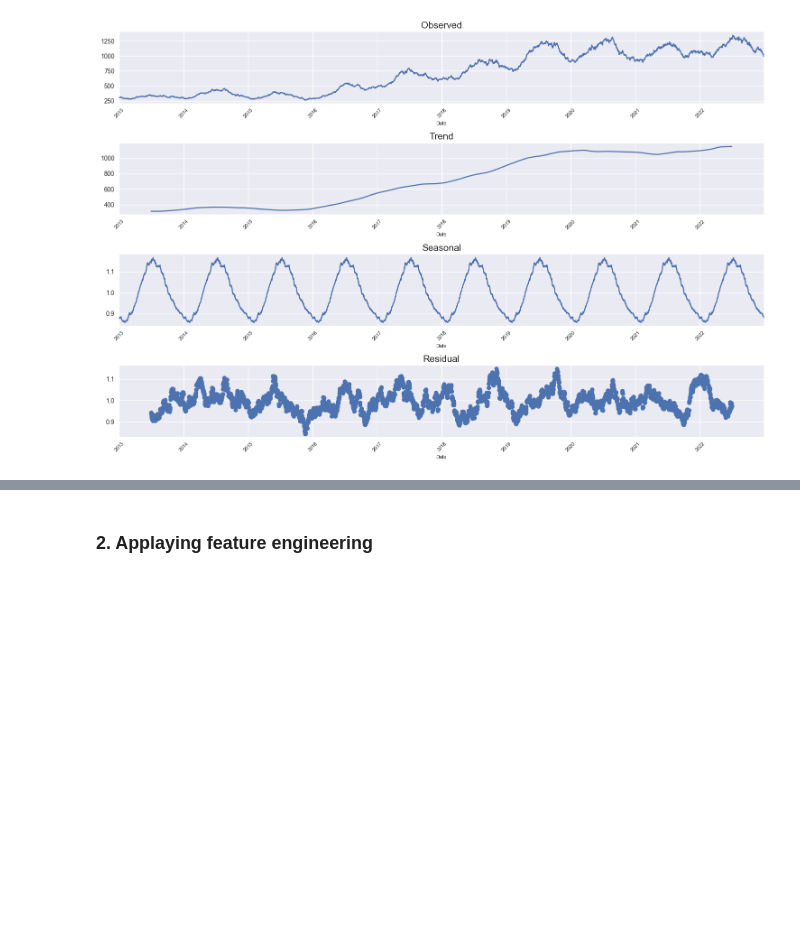
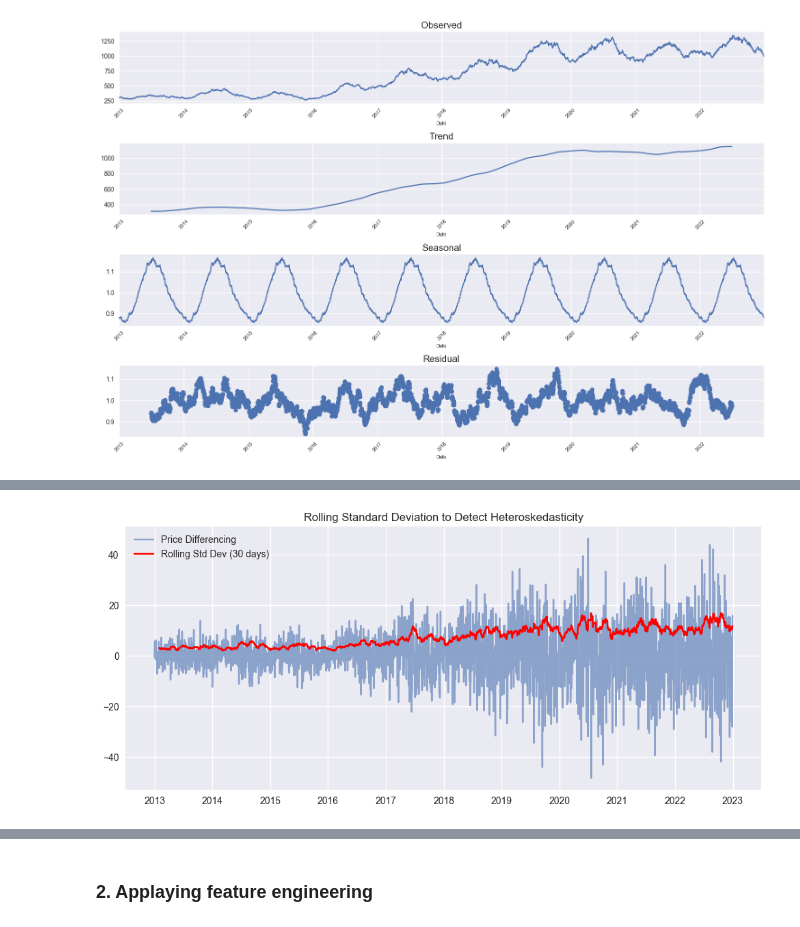
Before and after one commit to MatteoMazzon/expana_job_interview, a Jupyter notebook: assignment_expana_01.ipynb, the cells around one changed output, grey strips where cells are left out. Drawn from its saved outputs; the diff is of its cells as text; code cells hidden in the pictures; blank space fills up the shorter version.

```diff
--- a/assignment_expana_01.ipynb
+++ b/assignment_expana_01.ipynb
@@ -103,0 +123,14 @@ plt.show()
+# %%
+df_copy = df_copy.dropna()
+result = adfuller(df_copy['Price_differencing'])  # Drop NaN values if differencing created any
+
+# Print the results
+print("ADF Statistic:", result[0])
+print("p-value:", result[1])
+print("Critical Values:", result[4])
+
+# Interpretation
+if result[1] < 0.05:
+    print("The series is stationary (reject H0)")
+else:
+    print("The series is NOT stationary (fail to reject H0)")
@@ -103,0 +147,12 @@ plt.show()
+# %%
+rolling_std = df_copy['Price_differencing'].rolling(window=30).std()
+
+# Plot the original series and rolling std deviation
+plt.figure(figsize=(12, 5))
+plt.plot(df_copy.index, df_copy['Price_differencing'], label="Price Differencing", alpha=0.6)
+plt.plot(df_copy.index, rolling_std, label="Rolling Std Dev (30 days)", color='red')
+plt.legend()
+plt.title("Rolling Standard Deviation to Detect Heteroskedasticity")
+plt.show()
+# %% [output]
+[figure, added]
```
Also changed, not shown: parts of 39 cells of this notebook.
